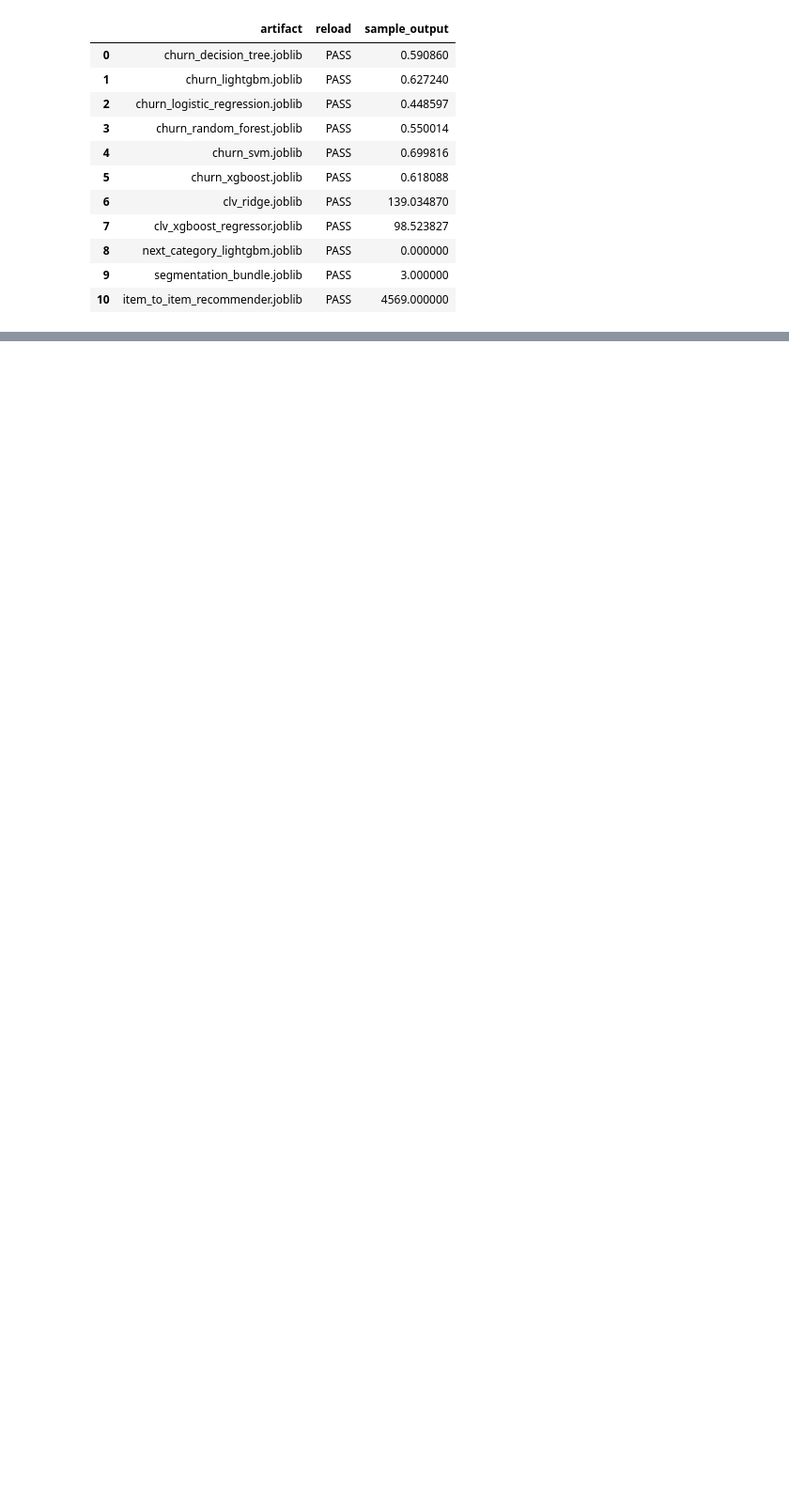
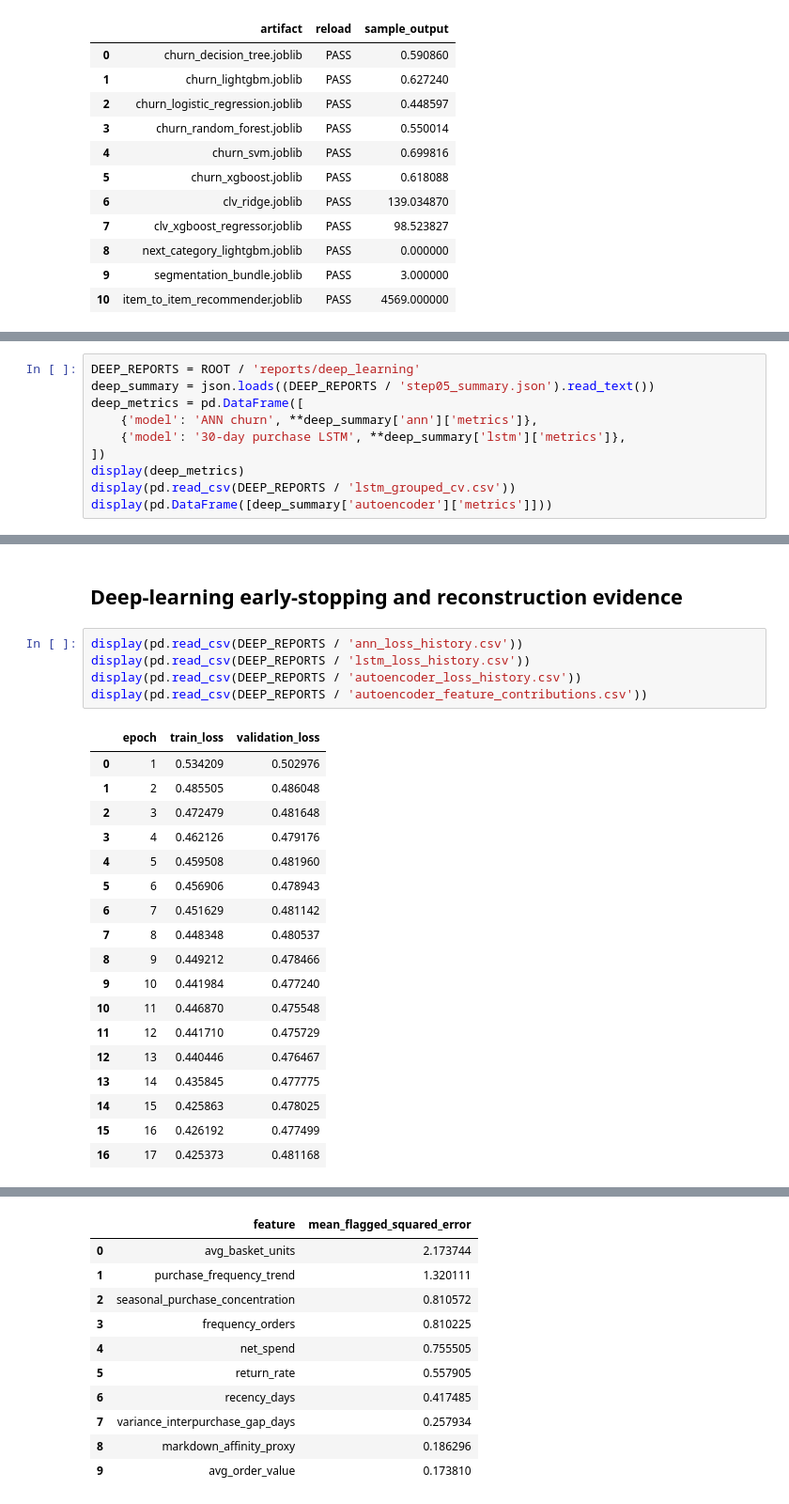
Before and after one commit to atrx07/Vantara-internmo-3, a Jupyter notebook: notebooks/03_model_experiments.ipynb, the cells around one changed output, grey strips where cells are left out. Shown at 94% size. Cells and saved outputs as stored; diff of their text form; blank space fills up the shorter version.

Commit message:
step-05: train governed deep learning models

```diff
--- a/notebooks/03_model_experiments.ipynb
+++ b/notebooks/03_model_experiments.ipynb
@@ -167,0 +170,10 @@ display(pd.DataFrame(reload_checks))
+# %%
+DEEP_REPORTS = ROOT / 'reports/deep_learning'
+deep_summary = json.loads((DEEP_REPORTS / 'step05_summary.json').read_text())
+deep_metrics = pd.DataFrame([
+    {'model': 'ANN churn', **deep_summary['ann']['metrics']},
+    {'model': '30-day purchase LSTM', **deep_summary['lstm']['metrics']},
+])
+display(deep_metrics)
+display(pd.read_csv(DEEP_REPORTS / 'lstm_grouped_cv.csv'))
+display(pd.DataFrame([deep_summary['autoencoder']['metrics']]))
@@ -167,0 +192,26 @@ display(pd.DataFrame(reload_checks))
+# %% [markdown]
+## Deep-learning early-stopping and reconstruction evidence
+# %%
+display(pd.read_csv(DEEP_REPORTS / 'ann_loss_history.csv'))
+display(pd.read_csv(DEEP_REPORTS / 'lstm_loss_history.csv'))
+display(pd.read_csv(DEEP_REPORTS / 'autoencoder_loss_history.csv'))
+display(pd.read_csv(DEEP_REPORTS / 'autoencoder_feature_contributions.csv'))
+# %% [output]
+|  | epoch | train_loss | validation_loss |
+| 0 | 1 | 0.534209 | 0.502976 |
+| 1 | 2 | 0.485505 | 0.486048 |
+| 2 | 3 | 0.472479 | 0.481648 |
+| 3 | 4 | 0.462126 | 0.479176 |
+| 4 | 5 | 0.459508 | 0.481960 |
+| 5 | 6 | 0.456906 | 0.478943 |
+| 6 | 7 | 0.451629 | 0.481142 |
+| 7 | 8 | 0.448348 | 0.480537 |
+| 8 | 9 | 0.449212 | 0.478466 |
+| 9 | 10 | 0.441984 | 0.477240 |
+| 10 | 11 | 0.446870 | 0.475548 |
+| 11 | 12 | 0.441710 | 0.475729 |
+| 12 | 13 | 0.440446 | 0.476467 |
+| 13 | 14 | 0.435845 | 0.477775 |
+| 14 | 15 | 0.425863 | 0.478025 |
+| 15 | 16 | 0.426192 | 0.477499 |
+| 16 | 17 | 0.425373 | 0.481168 |
@@ -168 +251,12 @@ display(pd.DataFrame(reload_checks))
+|  | feature | mean_flagged_squared_error |
+| 0 | avg_basket_units | 2.173744 |
+| 1 | purchase_frequency_trend | 1.320111 |
+| 2 | seasonal_purchase_concentration | 0.810572 |
+| 3 | frequency_orders | 0.810225 |
+| 4 | net_spend | 0.755505 |
+| 5 | return_rate | 0.557905 |
+| 6 | recency_days | 0.417485 |
+| 7 | variance_interpurchase_gap_days | 0.257934 |
+| 8 | markdown_affinity_proxy | 0.186296 |
+| 9 | avg_order_value | 0.173810 |
 # %% [markdown]
```
Also changed, not shown: parts of 5 cells of this notebook, 28 other files.
